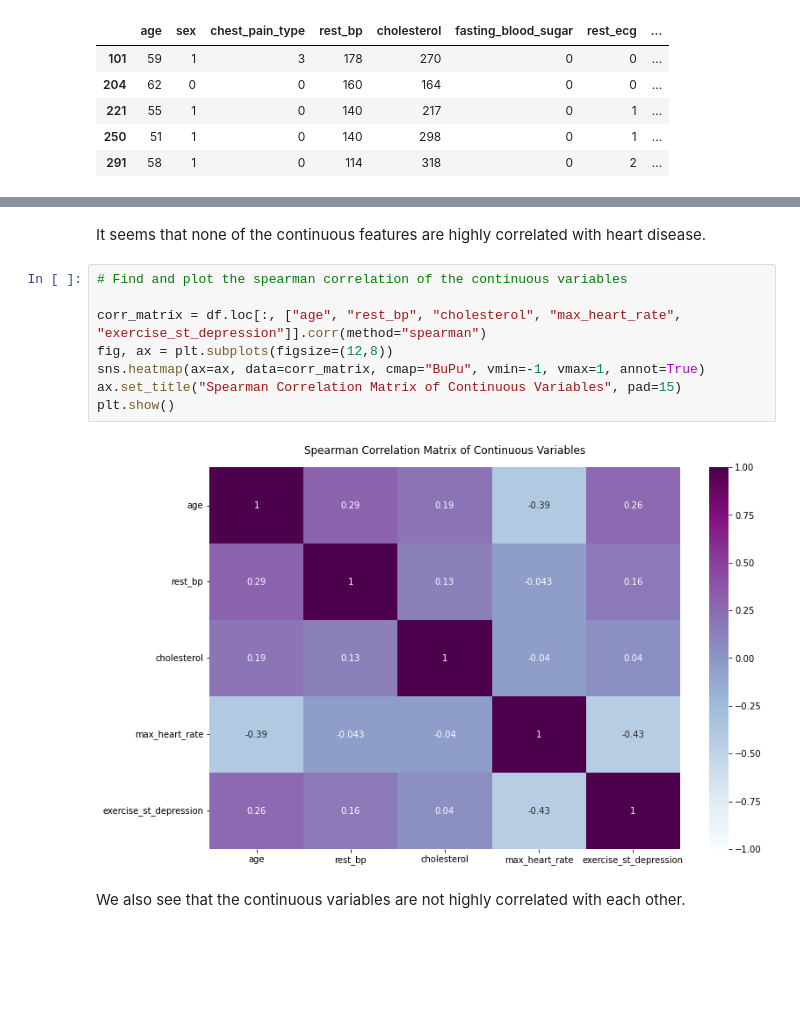
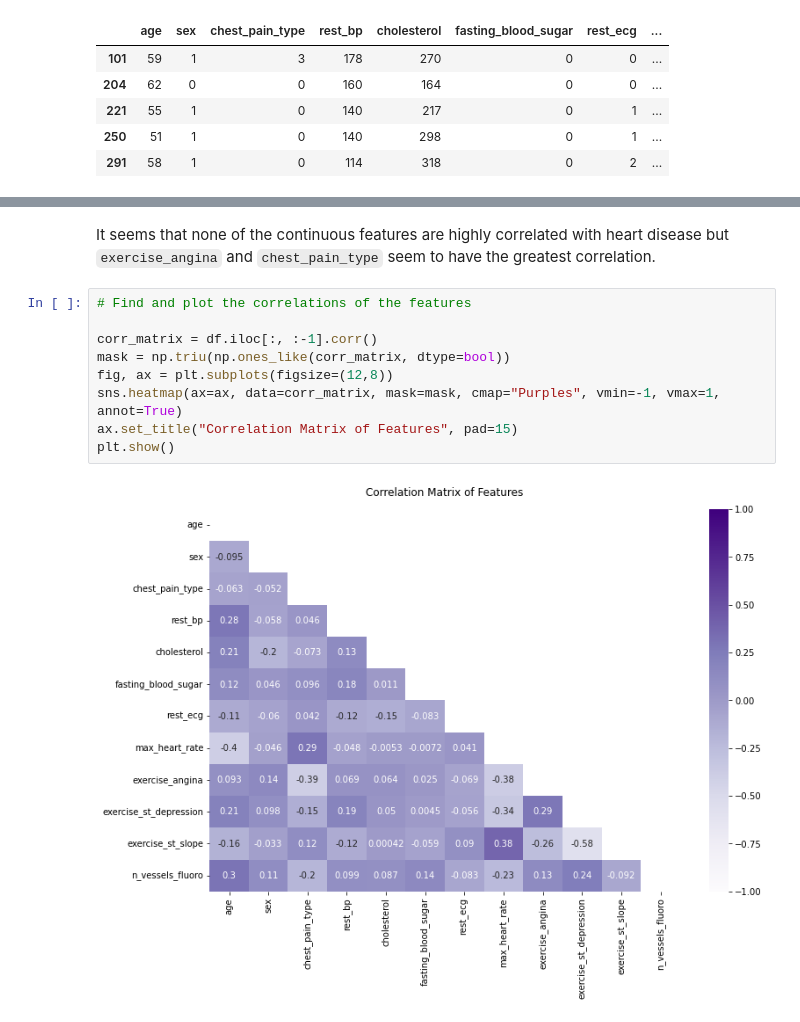
Before and after one commit to Zenoix/Heart-Disease-Dataset, a Jupyter notebook: notebook.ipynb, the cells around one changed output, grey strips where cells are left out. Saved outputs shown, nothing was run; the diff lists cells and outputs as text; blank space fills up the shorter version.

Commit message:
fixed correlations, started model building

```diff
--- a/notebook.ipynb
+++ b/notebook.ipynb
@@ -365,14 +372,13 @@ corrs
 # %% [markdown]
-It seems that none of the continuous features are highly correlated with heart disease.
+It seems that none of the continuous features are highly correlated with heart disease but `exercise_angina` and `chest_pain_type` seem to have the greatest correlation.
 # %%
-# Find and plot the spearman correlation of the continuous variables
+# Find and plot the correlations of the features
 
-corr_matrix = df.loc[:, ["age", "rest_bp", "cholesterol", "max_heart_rate", "exercise_st_depression"]].corr(method="spearman")
+corr_matrix = df.iloc[:, :-1].corr()
+mask = np.triu(np.ones_like(corr_matrix, dtype=bool))
 fig, ax = plt.subplots(figsize=(12,8))
-sns.heatmap(ax=ax, data=corr_matrix, cmap="BuPu", vmin=-1, vmax=1, annot=True)
-ax.set_title("Spearman Correlation Matrix of Continuous Variables", pad=15)
+sns.heatmap(ax=ax, data=corr_matrix, mask=mask, cmap="Purples", vmin=-1, vmax=1, annot=True)
+ax.set_title("Correlation Matrix of Features", pad=15)
 plt.show()
 # %% [output]
-[figure, old version]
+[figure, new version]
-# %% [markdown]
-We also see that the continuous variables are not highly correlated with each other.
```
Also changed, not shown: parts of 13 cells of this notebook.
